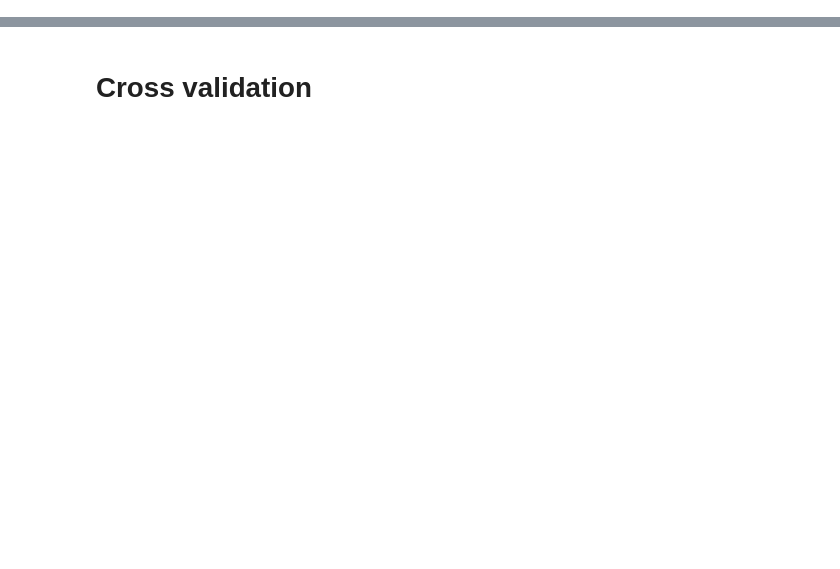
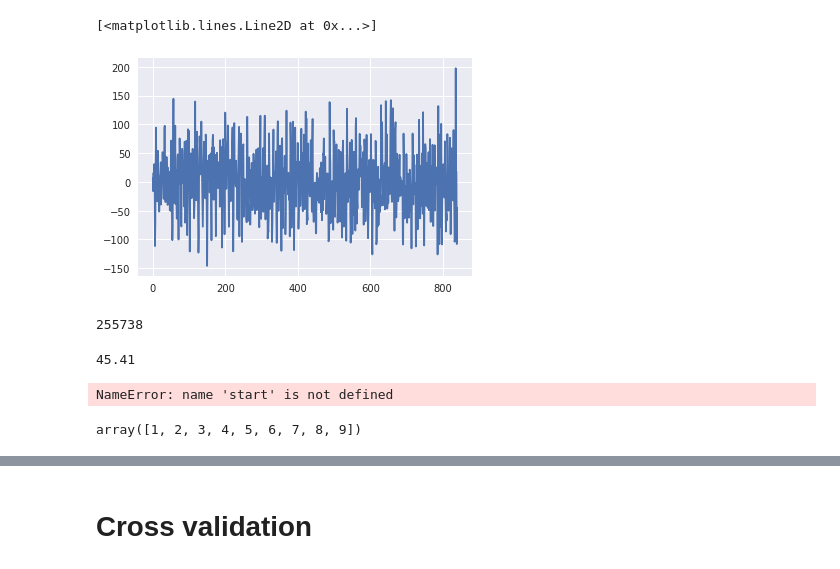
Before and after one commit to alchemist5617/Climate-Network, a Jupyter notebook: Final Version.ipynb, the cells around one changed output, grey strips where cells are left out. Cells and saved outputs as stored; diff of their text form; code cells hidden in the pictures; blank space fills up the shorter version.

```diff
--- a/Final Version.ipynb
+++ b/Final Version.ipynb
@@ -47,0 +81,9 @@ data = np.swapaxes(data,0,1)
+# %%
+plt.plot(series - curve)
+# %% [output]
+[<matplotlib.lines.Line2D at 0x...>]
+[figure, added]
+# %%
+open('result.txt', 'w').write(a.results)
+# %% [output]
+255738
@@ -47,0 +92,4 @@ data = np.swapaxes(data,0,1)
+# %%
+float(a.results[i+73:i+85].strip())
+# %% [output]
+45.41
@@ -47,0 +110,4 @@ data = np.swapaxes(data,0,1)
+# %%
+x13_arima_analysis(endog = data[:,0],start = start,freq = freq, x12path=XPATH,forecast_years=1)
+# %% [output]
+NameError: name 'start' is not defined
@@ -47,0 +116,4 @@ data = np.swapaxes(data,0,1)
+# %%
+a[-0:]
+# %% [output]
+array([1, 2, 3, 4, 5, 6, 7, 8, 9])
```
Also changed, not shown: parts of 97 cells of this notebook.
